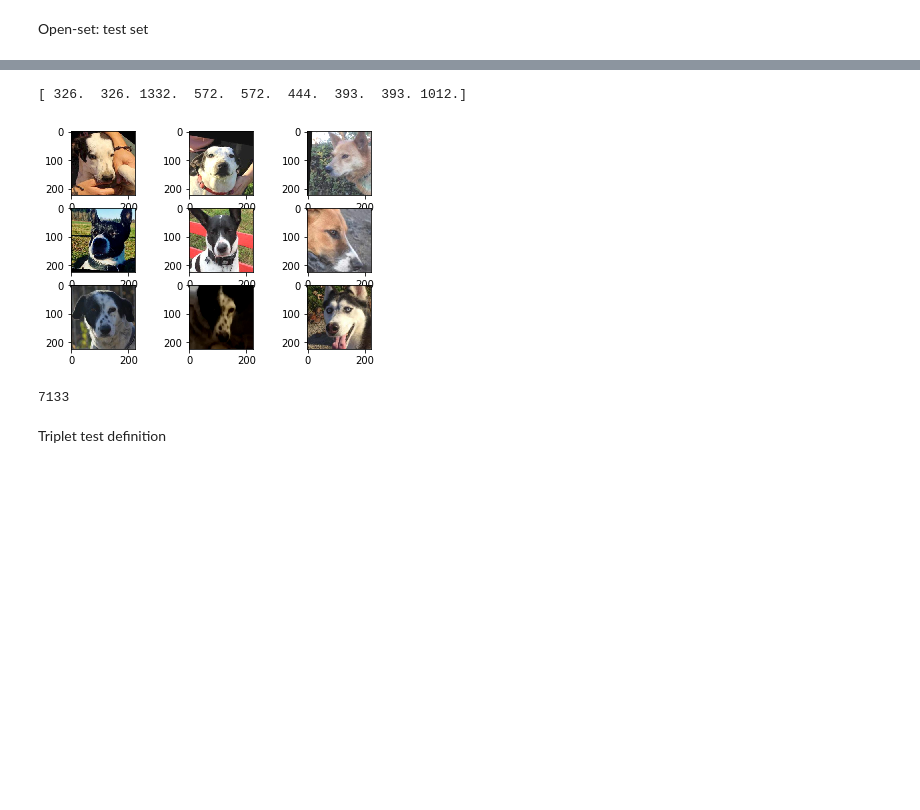
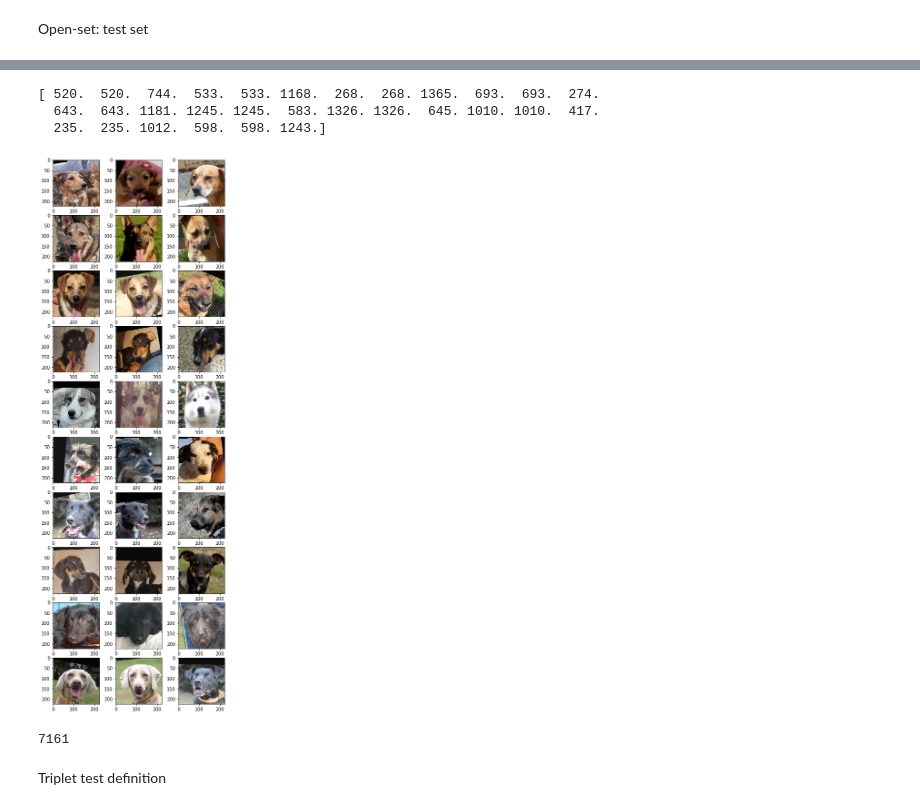
Before and after one commit to GuillaumeMougeot/DogFaceNet, a Jupyter notebook: dogfacenet/dogfacenet_v11-dev.ipynb, the cells around one changed output, grey strips where cells are left out. Drawn from its saved outputs; the diff is of its cells as text; code cells hidden in the pictures; blank space fills up the shorter version.

```diff
--- a/dogfacenet/dogfacenet_v11-dev.ipynb
+++ b/dogfacenet/dogfacenet_v11-dev.ipynb
@@ -277,19 +277,30 @@ for a,y in image_generator(filenames_train,labels_train,9):
             plt.subplot(3,3,3*i+j+1)
             plt.imshow(a[i*3+j])
     break
+# %%
+fs = filenames_train[np.equal(labels_train,745)]
+print(fs)
+ise = load_images(fs)
+for i in range(len(ise)):
+    plt.subplot(len(ise),5,i+1)
+    plt.imshow(ise[i])
 # %%
 # Test hard triplets
-predict_train = np.random.random((len(labels_train),1))
-for a,y in hard_image_generator(filenames_train,labels_train, predict_train, 9):
-    for i in range(3):
+#predict_train = np.random.random((len(labels_train),1))
+disp = 10
+plt.figure(figsize=(7,disp*2.2))
+for a,y in hard_image_generator(filenames_train,labels_train, predict_train, disp*3):
+    for i in range(10):
         for j in range(3):
-            plt.subplot(3,3,3*i+j+1)
+            plt.subplot(10,3,3*i+j+1)
             plt.imshow(a[i*3+j])
     print(y)
     break
 # %% [output]
-[ 326.  326. 1332.  572.  572.  444.  393.  393. 1012.]
+[ 520.  520.  744.  533.  533. 1168.  268.  268. 1365.  693.  693.  274.
+  643.  643. 1181. 1245. 1245.  583. 1326. 1326.  645. 1010. 1010.  417.
+  235.  235. 1012.  598.  598. 1243.]
-[figure, old version]
+[figure, new version]
 # %%
 def predict_generator(filenames, batch_size=32):
     for i in range(0,len(filenames),batch_size):
@@ -298,10 +309,11 @@ def predict_generator(filenames, batch_size=32):
 # %%
 # Test predict_generator
 batch_predict = 32
-print(len(model.predict_generator(predict_generator(filenames_train, batch_predict),
-                                  steps=np.ceil(len(filenames_train)/batch_predict))))
+predict_train = model.predict_generator(predict_generator(filenames_train, batch_predict),
+                                  steps=np.ceil(len(filenames_train)/batch_predict))
+print(len(predict_train))
 # %% [output]
-7133
+7161
 # %% [markdown]
 Triplet test definition
 # %%
```
Also changed, not shown: parts of 8 cells of this notebook.
